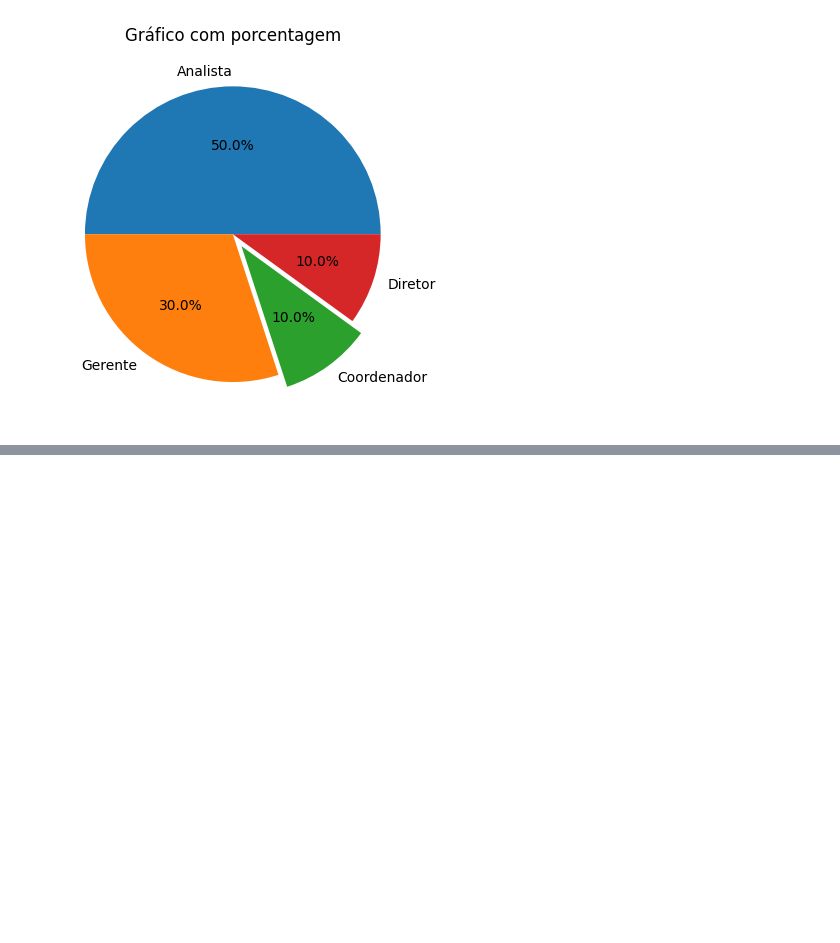
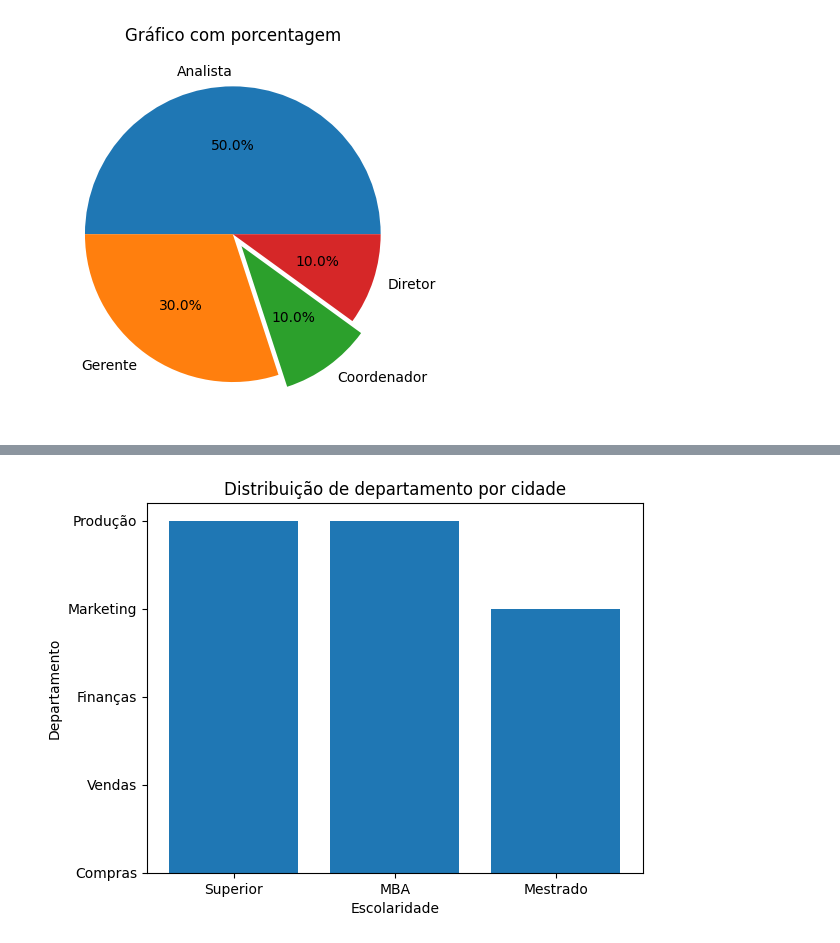
Before and after one commit to FFelisbino/Trabalho, a Jupyter notebook: Graficos.ipynb, the cells around one changed output, grey strips where cells are left out. Cells and saved outputs as stored; diff of their text form; code cells hidden in the pictures; blank space fills up the shorter version.

```diff
--- a/Graficos.ipynb
+++ b/Graficos.ipynb
@@ -245,0 +263,8 @@ criar uma narrativa que descreva os funcionários da empresa.'''
+# %%
+plt.bar(df['escolaridade'], df['departamento']) # plt.bar(df[eixo_x, eixo_y])
+plt.title('Distribuição de departamento por cidade')
+plt.xlabel('Escolaridade')
+plt.ylabel('Departamento')
+plt.show()
+# %% [output]
+[figure, added]
```
Also changed, not shown: parts of 5 cells of this notebook.
